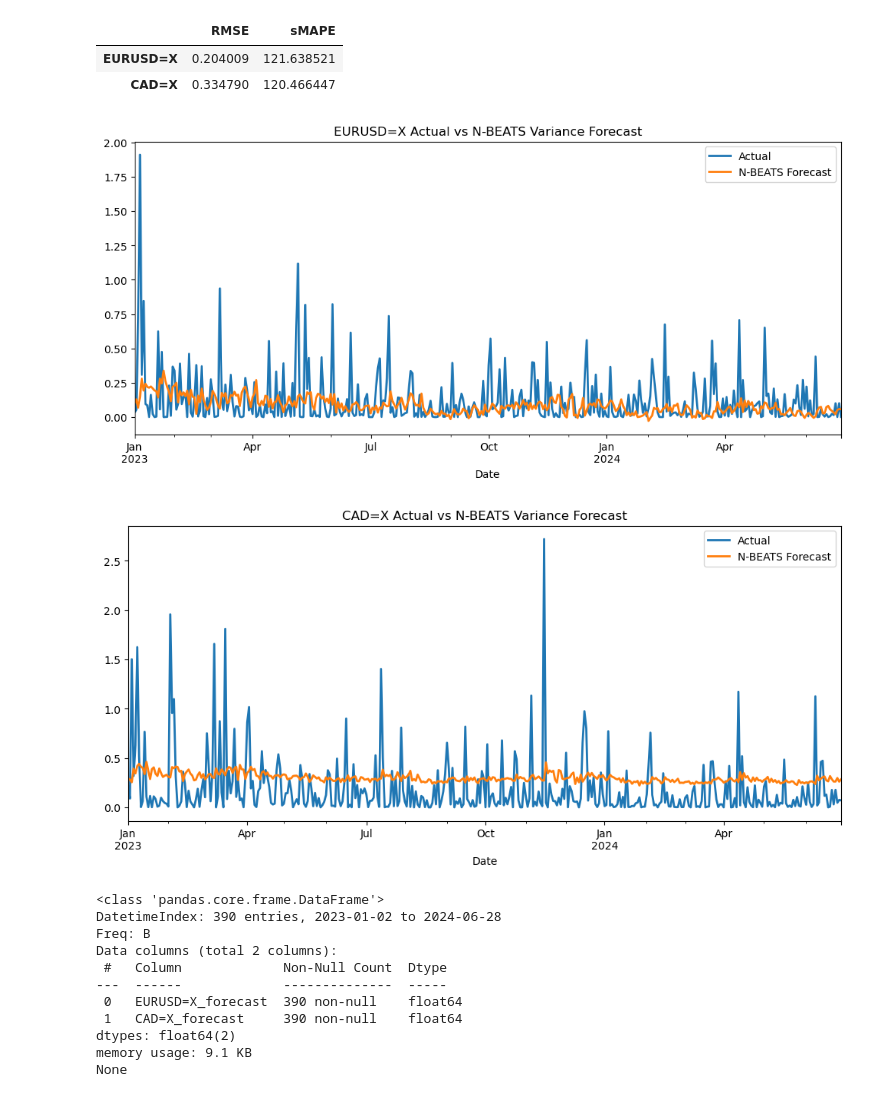
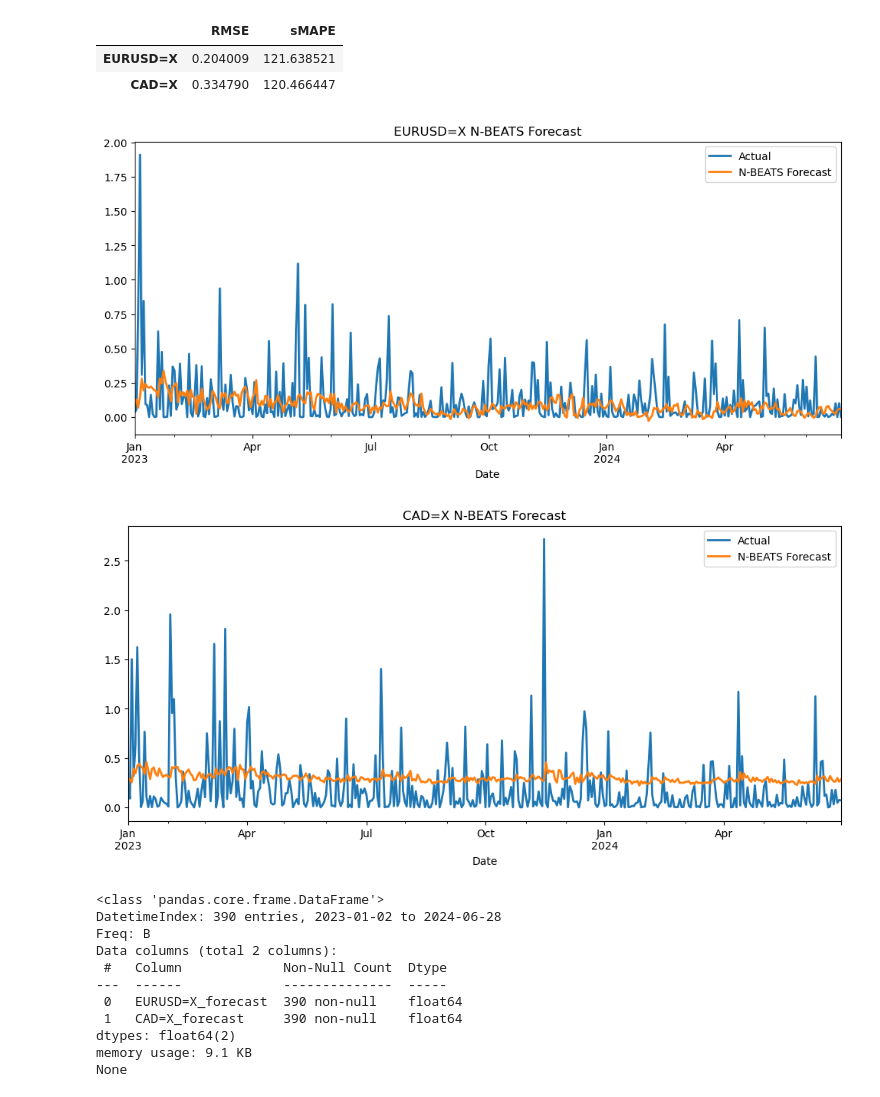
Before and after one commit to AnnastasiaStathakos/financial-time-series-forecasting, a Jupyter notebook: notebooks/03_nbeats_model.ipynb, the cells around one changed output. Drawn from its saved outputs; the diff is of its cells as text; code cells hidden in the pictures.

Commit message:
keeping only risk forecasts, renamed plots

```diff
--- a/notebooks/03_nbeats_model.ipynb
+++ b/notebooks/03_nbeats_model.ipynb
@@ -88,9 +61,8 @@ None
 # forecast_name = 'returns'
 # data=returns.copy()
 
-forecast_name = 'variance'
-returns_sq = returns**2
-data = returns_sq.copy()
+forecast_name = 'returns_sq'
+data=returns.copy()**2
 # %%
 # list of ticker names
 tickers = data.columns
@@ -414,20 +394,20 @@ scores_df
 # %%
 for ticker in tickers:
     plt.figure(figsize=(12, 5))
 
-    title = f"{ticker} Actual vs N-BEATS {forecast_name.capitalize()} Forecast"
+    title = f"{ticker} N-BEATS Forecast"
     test_ts[ticker].plot(label="Actual")
     pred_ts[ticker].plot(label="N-BEATS Forecast")
     plt.title(title)
 
     # save plot
     plt.savefig(f"../results/figures/{title}.png", dpi=300, bbox_inches="tight")
 
     plt.legend()
     plt.show()
 # %% [output]
-[figure, old version]
+[figure, new version]
-[figure, old version]
+[figure, new version]
 # %%
 preds = pred_ts.to_dataframe()
 
```
Also changed, not shown: parts of 5 cells of this notebook, 37 other files.
